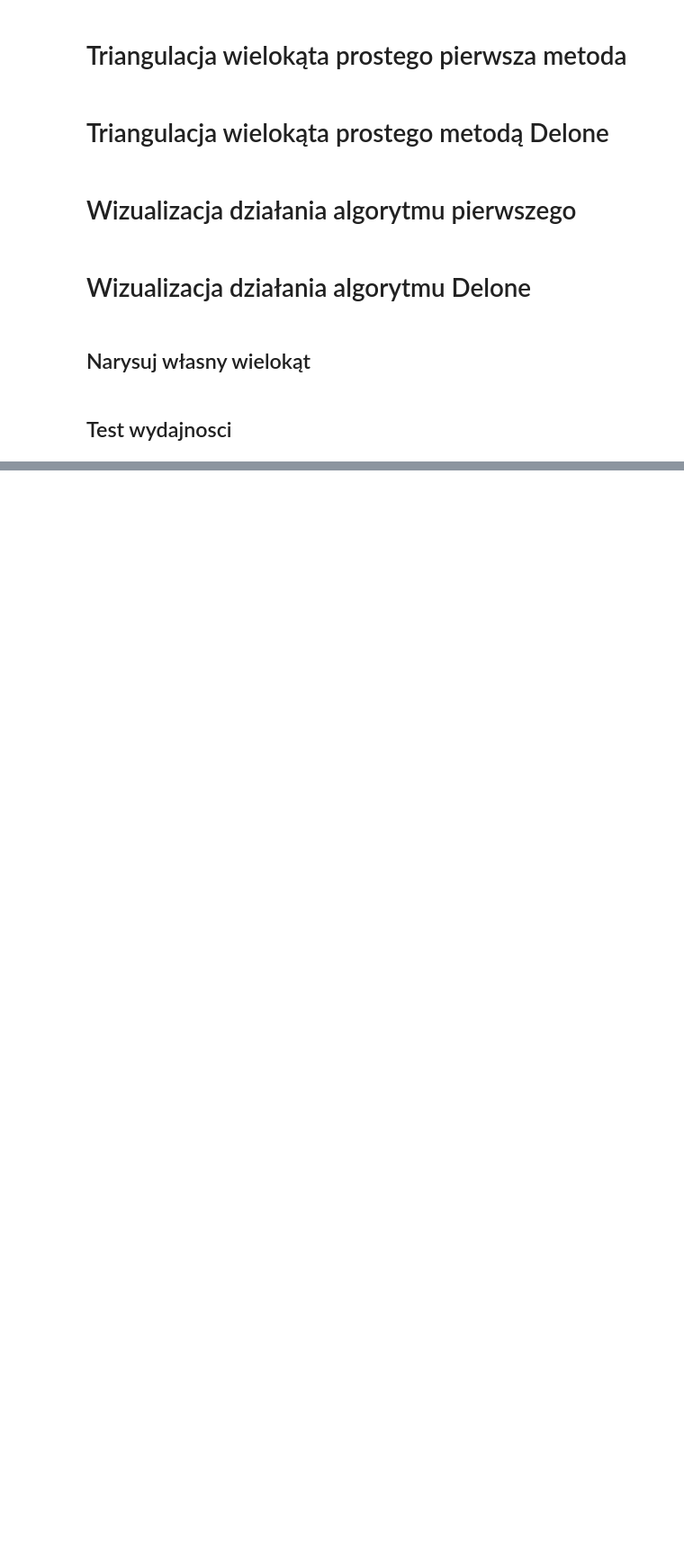
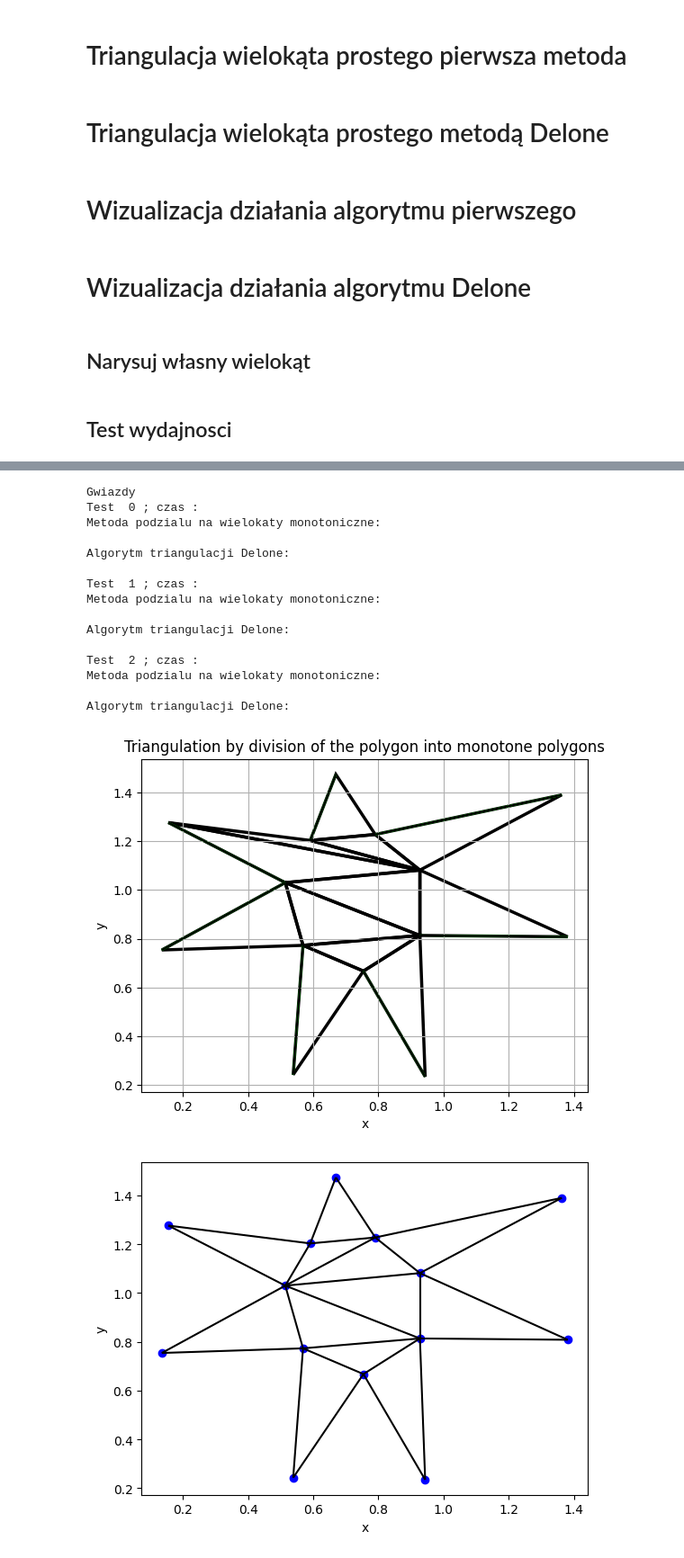
Before and after one commit to arturgesiarz/TriangulationProject, a Jupyter notebook: TriangulationAlgorithms.ipynb, the cells around one changed output, grey strips where cells are left out. Shown at 90% size. Cells and saved outputs as stored; diff of their text form; code cells hidden in the pictures; blank space fills up the shorter version.

```diff
--- a/TriangulationAlgorithms.ipynb
+++ b/TriangulationAlgorithms.ipynb
@@ -2639,0 +2924,28 @@ Algorytm triangulacji Delone:
+# %%
+print("Gwiazdy")
+for i in range(len(t2)):
+    print("Test ",i,"; czas :")
+    print("Metoda podzialu na wielokaty monotoniczne:\n")
+    visFirst = triang_polygon_vis(t2[i])
+    visFirst.show()
+    print("Algorytm triangulacji Delone:\n")
+    visDelone = delunay(t2[i])
+    printSolution(visDelone, t2[i])
+# %% [output]
+Gwiazdy
+Test  0 ; czas :
+Metoda podzialu na wielokaty monotoniczne:
+
+Algorytm triangulacji Delone:
+
+Test  1 ; czas :
+Metoda podzialu na wielokaty monotoniczne:
+
+Algorytm triangulacji Delone:
+
+Test  2 ; czas :
+Metoda podzialu na wielokaty monotoniczne:
+
+Algorytm triangulacji Delone:
+[figure, added]
+[figure, added]
```
Also changed, not shown: parts of 18 cells of this notebook, 2 other files.
